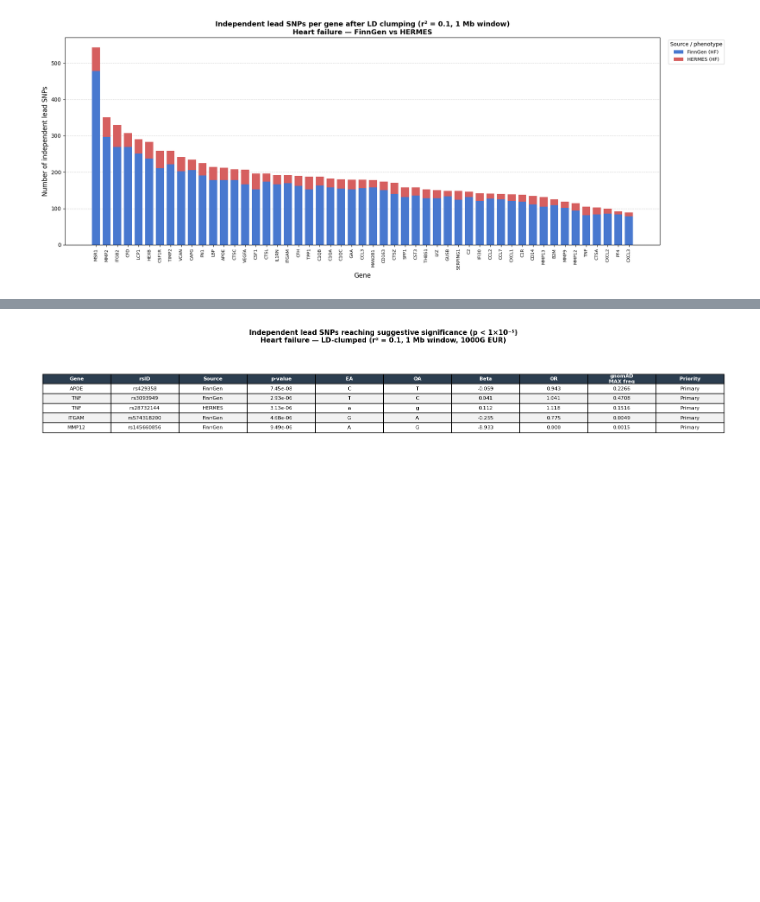
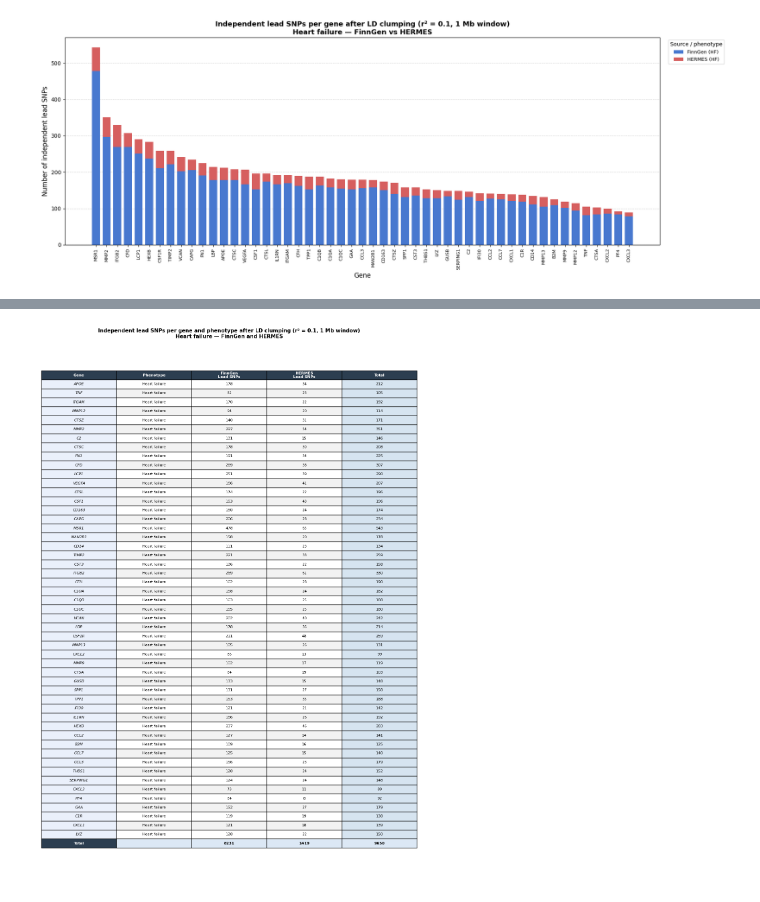
Before and after one commit to endrit-jakupi/Computational-Analysis-of-Macrophage-Gene-SNPs-across-Several-Cardiovascular-Datasets, a Jupyter notebook: notebooks/11_ld_clumping.ipynb, the cells around one changed output, grey strips where cells are left out. Saved outputs shown, nothing was run; the diff lists cells and outputs as text; code cells hidden in the pictures; blank space fills up the shorter version.

Commit message:
Fixed a few things for the results in LD clumping

```diff
--- a/notebooks/11_ld_clumping.ipynb
+++ b/notebooks/11_ld_clumping.ipynb
@@ -301,25 +303,18 @@ Rows: 9,650 | Columns: 21
 # %%
 summary = (
     hf_clumped
-    .groupby(["gene", "phenotype", "source_dataset"])
+    .groupby(["gene", "source_dataset"])
     .agg(
         n_independent_lead_snps = ("rsID", "nunique"),
         best_p_value            = ("p_value", "min"),
-        best_rsid               = ("rsID", lambda x: x.loc[x.index[hf_clumped.loc[x.index, "p_value"].argmin()]]),
     )
     .reset_index()
     .pivot_table(
-        index   = ["gene", "phenotype"],
+        index   = "gene",
         columns = "source_dataset",
-        values  = ["n_independent_lead_snps", "best_p_value", "best_rsid"],
+        values  = ["n_independent_lead_snps", "best_p_value"],
         aggfunc = "first",
     )
 )
-
-# Flatten column names
 summary.columns = [f"{col[0]}_{col[1]}" for col in summary.columns]
 summary = summary.reset_index().sort_values("best_p_value_FinnGen", na_position="last")
-
-print(f"Summary table: {len(summary)} genes")
-print()
-print(summary.to_string())
@@ -416,45 +367,39 @@ plt.show()
 # %% [output]
 [figure]
 # %%
-# Variants reaching suggestive significance (p < 1e-5)
-top_leads = (
-    hf_clumped[hf_clumped["p_value"] < 1e-5]
-    [[  "gene", "rsID", "source_dataset", "p_value",
-        "effect_allele", "other_allele", "effect_size",
-        "odds_ratio", "gnomad_max_freq", "gnomad_priority"]]
-    .sort_values("p_value")
-    .reset_index(drop=True)
-)
-
-print(f"Variants reaching suggestive significance (p < 1e-5): {len(top_leads)}")
-print()
-
-# Render as matplotlib table matching existing notebook style
+# Summary table: independent lead SNPs per gene per dataset
 display_cols = [
-    "Gene", "rsID", "Source", "p-value",
-    "EA", "OA", "Beta", "OR",
-    "gnomAD\nMAX freq", "Priority",
+    "Gene",
+    "Phenotype",
+    "FinnGen\nLead SNPs",
+    "HERMES\nLead SNPs",
+    "Total",
 ]
 
 cell_text = []
-for _, row in top_leads.iterrows():
+for _, row in summary.iterrows():
+    fg_n   = int(row["n_independent_lead_snps_FinnGen"]) if pd.notna(row.get("n_independent_lead_snps_FinnGen")) else 0
+    hm_n   = int(row["n_independent_lead_snps_HERMES"])  if pd.notna(row.get("n_independent_lead_snps_HERMES"))  else 0
+    total  = fg_n + hm_n
+
     cell_text.append([
         row["gene"],
-        row["rsID"],
-        row["source_dataset"],
-        f"{row['p_value']:.2e}",
-        row["effect_allele"],
-        row["other_allele"],
-        f"{row['effect_size']:.3f}" if pd.notna(row["effect_size"]) else "—",
-        f"{row['odds_ratio']:.3f}"  if pd.notna(row["odds_ratio"])  else "—",
-        f"{row['gnomad_max_freq']:.4f}" if pd.notna(row["gnomad_max_freq"]) else "—",
-        row["gnomad_priority"],
+        "Heart failure",
+        fg_n  if fg_n  > 0 else "—",
+        hm_n  if hm_n  > 0 else "—",
+        total if total > 0 else "—",
     ])
+
+# Total row
+total_fg    = len(hf_clumped[hf_clumped["source_dataset"] == "FinnGen"])
+total_hm    = len(hf_clumped[hf_clumped["source_dataset"] == "HERMES"])
+grand_total = total_fg + total_hm
+cell_text.append(["Total", "", total_fg, total_hm, grand_total])
 
 n_rows = len(cell_text)
 n_cols = len(display_cols)
-fig_w  = n_cols * 1.4 + 1.5
-fig_h  = (n_rows + 1) * 0.45
+fig_w  = n_cols * 2.0 + 1.5
+fig_h  = (n_rows + 1) * 0.32
 
 fig, ax = plt.subplots(figsize=(fig_w, fig_h))
 ax.axis("off")
@@ -468,24 +413,41 @@ table = ax.table(
 
 table.auto_set_font_size(False)
 table.set_fontsize(8)
-table.scale(1, 1.4)
+table.scale(1, 1.3)
 
-# Header styling — matching existing notebook
+# Header styling
 for col_idx in range(n_cols):
     cell = table[0, col_idx]
     cell.set_facecolor("#2c3e50")
     cell.set_text_props(color="white", fontweight="bold")
 
-# Row styling — alternating, matching existing notebook
+# Row styling
 for row_idx in range(1, n_rows + 1):
-    row_bg = "#f2f2f2" if row_idx % 2 == 0 else "white"
-    for col_idx in range(n_cols):
+    is_total = row_idx == n_rows
+    row_bg   = "#dce8f5" if is_total else ("#f2f2f2" if row_idx % 2 == 0 else "white")
+
+    label_cell = table[row_idx, 0]
+    label_cell.set_facecolor("#2c3e50" if is_total else "#eaf0fb")
+    label_cell.set_text_props(
+        fontstyle  = "normal" if is_total else "italic",
+        fontweight = "bold"   if is_total else "normal",
+        color      = "white"  if is_total else "black",
+    )
+
+    for col_idx in range(1, n_cols):
         cell = table[row_idx, col_idx]
         cell.set_facecolor(row_bg)
+        if is_total:
+            cell.set_text_props(fontweight="bold")
+
+        # Highlight Total column slightly for all non-total rows
+        if col_idx == n_cols - 1 and not is_total:
+            cell.set_facecolor("#d6e4f0")
 
 fig.suptitle(
-    "Independent lead SNPs reaching suggestive significance (p < 1×10⁻⁵)\nHeart failure — LD-clumped (r² = 0.1, 1 Mb window, 1000G EUR)",
-    fontsize=11, fontweight="bold", y=1.02
+    "Independent lead SNPs per gene and phenotype after LD clumping (r² = 0.1, 1 Mb window)\n"
+    "Heart failure — FinnGen and HERMES",
+    fontsize=11, fontweight="bold", y=0.98
 )
 
 plt.tight_layout()
@@ -496 +457 @@ Variants reaching suggestive significance (p < 1e-5): 5
-[figure, old version]
+[figure, new version]
```
Also changed, not shown: parts of 4 cells of this notebook, 2 other files.
